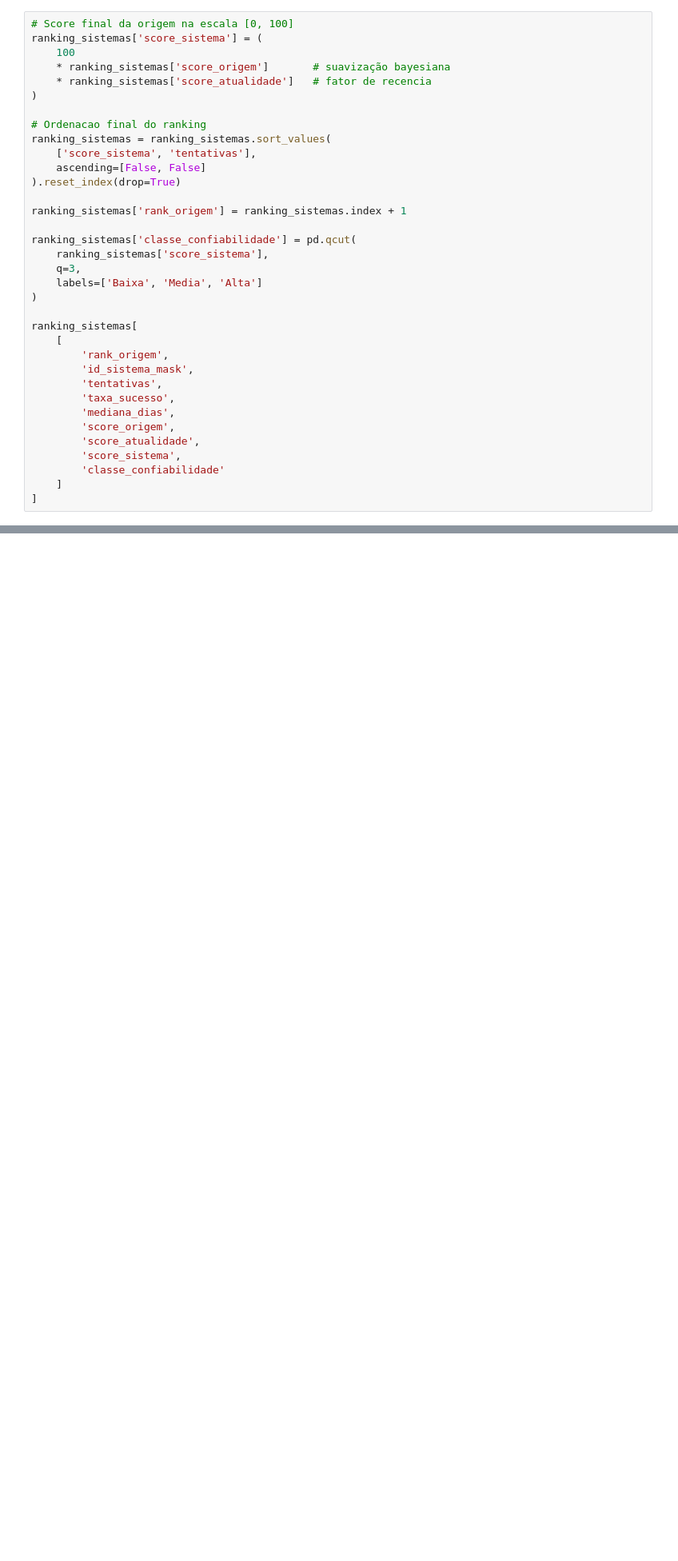
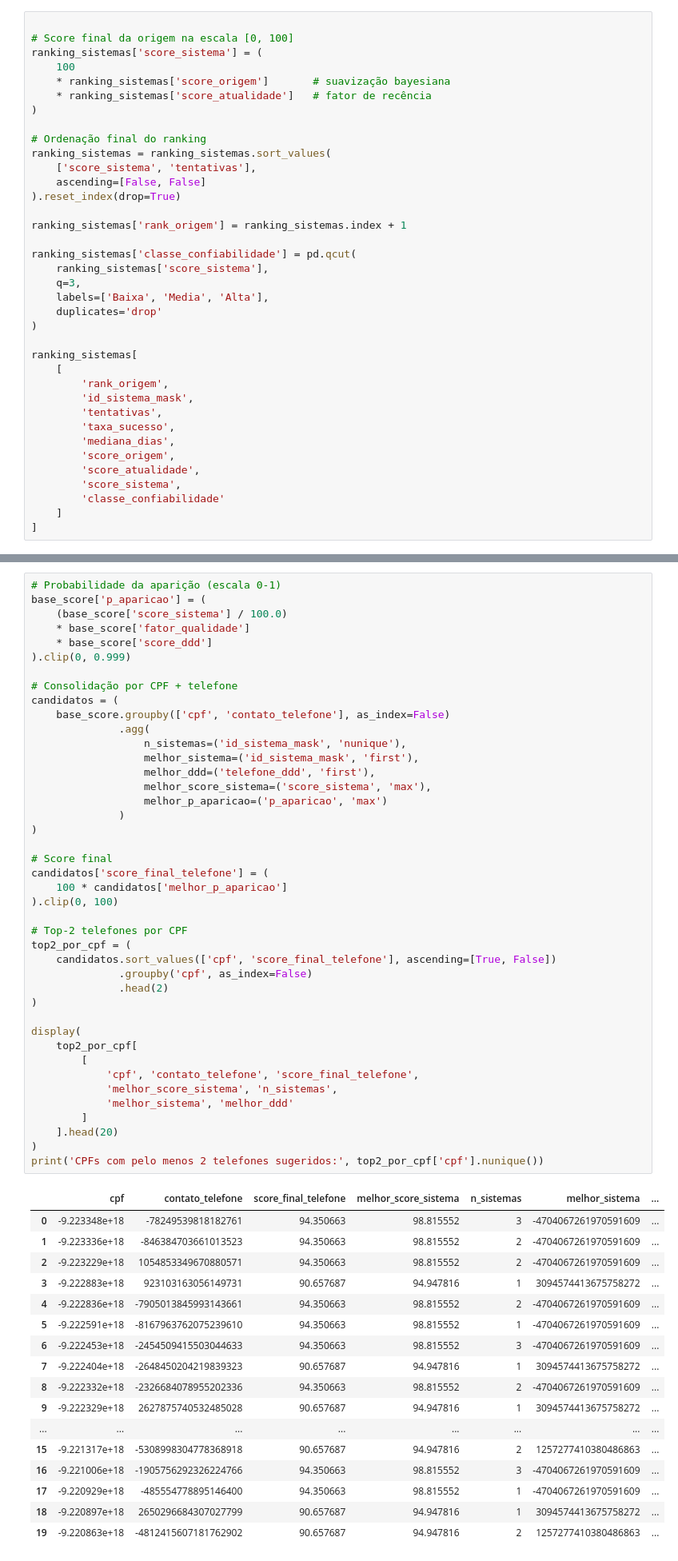
Before and after one commit to Carolina-Muylaert/desafio-cientista-dados-pleno-campanhas, a Jupyter notebook: case-ds-pleno.ipynb, the cells around one changed output, grey strips where cells are left out. Shown at 80% size. Drawn from its saved outputs; the diff is of its cells as text; blank space fills up the shorter version.

```diff
--- a/case-ds-pleno.ipynb
+++ b/case-ds-pleno.ipynb
@@ -482,12 +517,13 @@ ranking_sistemas['score_atualidade'] = np.where(
 # %%
+
 # Score final da origem na escala [0, 100]
 ranking_sistemas['score_sistema'] = (
     100
     * ranking_sistemas['score_origem']       # suavização bayesiana
-    * ranking_sistemas['score_atualidade']   # fator de recencia
+    * ranking_sistemas['score_atualidade']   # fator de recência
 )
 
-# Ordenacao final do ranking
+# Ordenação final do ranking
 ranking_sistemas = ranking_sistemas.sort_values(
     ['score_sistema', 'tentativas'],
     ascending=[False, False]
@@ -498,7 +534,8 @@ ranking_sistemas['rank_origem'] = ranking_sistemas.index + 1
 ranking_sistemas['classe_confiabilidade'] = pd.qcut(
     ranking_sistemas['score_sistema'],
     q=3,
-    labels=['Baixa', 'Media', 'Alta']
+    labels=['Baixa', 'Media', 'Alta'],
+    duplicates='drop'
 )
 
 ranking_sistemas[
@@ -572,0 +638,60 @@ df.groupby('telefone_qualidade').agg(
+# %%
+# Probabilidade da aparição (escala 0-1)
+base_score['p_aparicao'] = (
+    (base_score['score_sistema'] / 100.0)
+    * base_score['fator_qualidade']
+    * base_score['score_ddd']
+).clip(0, 0.999)
+
+# Consolidação por CPF + telefone
+candidatos = (
+    base_score.groupby(['cpf', 'contato_telefone'], as_index=False)
+              .agg(
+                  n_sistemas=('id_sistema_mask', 'nunique'),
+                  melhor_sistema=('id_sistema_mask', 'first'),
+                  melhor_ddd=('telefone_ddd', 'first'),
+                  melhor_score_sistema=('score_sistema', 'max'),
+                  melhor_p_aparicao=('p_aparicao', 'max')
+              )
+)
+
+# Score final
+candidatos['score_final_telefone'] = (
+    100 * candidatos['melhor_p_aparicao']
+).clip(0, 100)
+
+# Top-2 telefones por CPF
+top2_por_cpf = (
+    candidatos.sort_values(['cpf', 'score_final_telefone'], ascending=[True, False])
+              .groupby('cpf', as_index=False)
+              .head(2)
+)
+
+display(
+    top2_por_cpf[
+        [
+            'cpf', 'contato_telefone', 'score_final_telefone',
+            'melhor_score_sistema', 'n_sistemas',
+            'melhor_sistema', 'melhor_ddd'
+        ]
+    ].head(20)
+)
+print('CPFs com pelo menos 2 telefones sugeridos:', top2_por_cpf['cpf'].nunique())
+# %% [output]
+|  | cpf | contato_telefone | score_final_telefone | melhor_score_sistema | n_sistemas | melhor_sistema | ... |
+| 0 | -9.223348e+18 | -78249539818182761 | 94.350663 | 98.815552 | 3 | -4704067261970591609 | ... |
+| 1 | -9.223336e+18 | -846384703661013523 | 94.350663 | 98.815552 | 2 | -4704067261970591609 | ... |
+| 2 | -9.223229e+18 | 1054853349670880571 | 94.350663 | 98.815552 | 2 | -4704067261970591609 | ... |
+| 3 | -9.222883e+18 | 923103163056149731 | 90.657687 | 94.947816 | 1 | 3094574413675758272 | ... |
+| 4 | -9.222836e+18 | -7905013845993143661 | 94.350663 | 98.815552 | 2 | -4704067261970591609 | ... |
+| 5 | -9.222591e+18 | -8167963762075239610 | 94.350663 | 98.815552 | 1 | -4704067261970591609 | ... |
+| 6 | -9.222453e+18 | -2454509415503044633 | 94.350663 | 98.815552 | 3 | -4704067261970591609 | ... |
+| 7 | -9.222404e+18 | -2648450204219839323 | 90.657687 | 94.947816 | 1 | 3094574413675758272 | ... |
+| 8 | -9.222332e+18 | -2326684078955202336 | 94.350663 | 98.815552 | 2 | -4704067261970591609 | ... |
+| 9 | -9.222329e+18 | 2627875740532485028 | 90.657687 | 94.947816 | 1 | 3094574413675758272 | ... |
+| ... | ... | ... | ... | ... | ... | ... | ... |
+| 15 | -9.221317e+18 | -5308998304778368918 | 90.657687 | 94.947816 | 2 | 1257277410380486863 | ... |
+| 16 | -9.221006e+18 | -1905756292326224766 | 94.350663 | 98.815552 | 3 | -4704067261970591609 | ... |
+| 17 | -9.220929e+18 | -485554778895146400 | 94.350663 | 98.815552 | 1 | -4704067261970591609 | ... |
+| 18 | -9.220897e+18 | 2650296684307027799 | 90.657687 | 94.947816 | 1 | 3094574413675758272 | ... |
+| 19 | -9.220863e+18 | -4812415607181762902 | 90.657687 | 94.947816 | 2 | 1257277410380486863 | ... |
```
Also changed, not shown: parts of 28 cells of this notebook, 1 other file.
